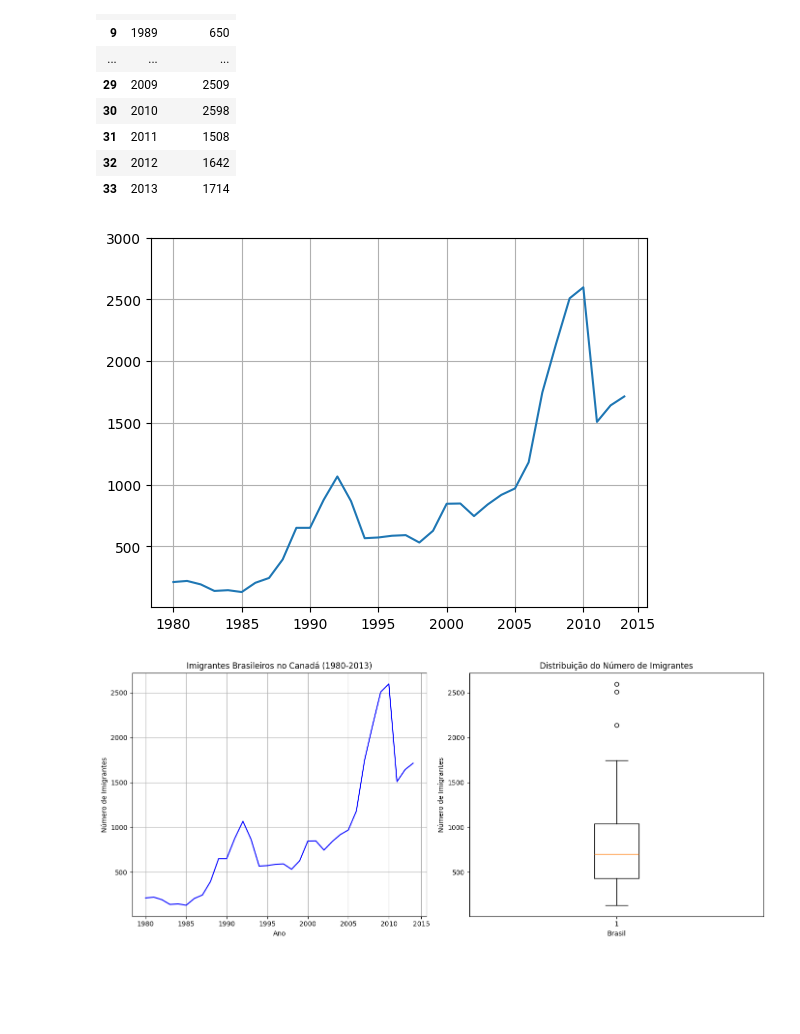
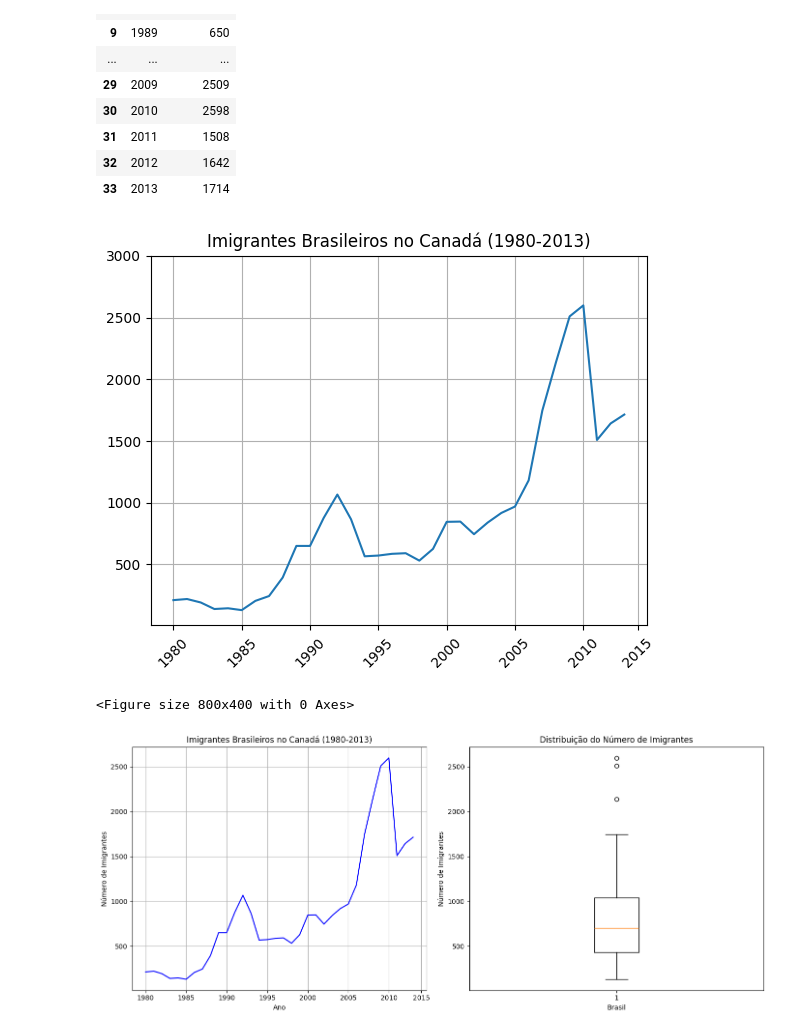
Before and after one commit to maclausk/python-ia-senai-df, a Jupyter notebook: 27_28_082024.ipynb, the cells around one changed output. Drawn from its saved outputs; the diff is of its cells as text; code cells hidden in the pictures; blank space fills up the shorter version.

```diff
--- a/27082024.ipynb
+++ b/27_28_082024.ipynb
@@ -395,25 +394,43 @@ df_brasil
 # %%
 # Criando o gráfico de linhas
 # O método 'plt.plot()' é usado para criar gráficos de linhas.
 # Os dados do eixo x (anos) são extraídos da coluna 'ano' do DataFrame 'df_brasil'.
 # Os dados do eixo y (quantidade de imigrantes) são extraídos da coluna 'imigrantes' do DataFrame 'df_brasil'.
 plt.plot(df_brasil['ano'], df_brasil['imigrantes'])
 
 # Rotacionando os rótulos do eixo x em 45 graus para melhorar a legibilidade
-# plt.xticks(rotation=45)
+plt.xticks(rotation=45)
+
+# Dando título ao gráfico
+plt.title('Imigrantes Brasileiros no Canadá (1980-2013)')
 
 # Definindo rótulos específicos para o eixo x
 plt.xticks(['1980', '1985', '1990', '1995', '2000', '2005', '2010', '2015'])
 plt.yticks([500,1000,1500,2000,2500,3000]) # valores
+
+# Incluindo grades no gráfico
 plt.grid()
 
 # Salvando o gráfico como uma imagem PNG
+# Vantagem: Aumentar o potencial dos comandos.
 plt.savefig('Material de Apoio\grafico_imigrantes_brasil.png')
+plt.figure(figsize=(8,4))
+# Qual é a diferença entre os dois comandos acima?
+
+# 1 polegada = 2.54 cm
+# 8 polegadas de largura x 4 polegadas de altura.
+    # largura 8x2.54cm = 20.32 cm
+    # altura  4x2.54cm = 10.16 cm
+# DPI (dots per inch, ou pontos por polegada).
+    # Padrão no matplotib - DPI = 100
+    # Largura : 8 polegadas x 100 DPI = 800 pixels.
+    # Altura  : 4 polegadas x 100 DPI = 400 pixels.
 
 # Mostrando o gráfico
 plt.show()
 # %% [output]
-[figure, old version]
+[figure, new version]
+<Figure size 800x400 with 0 Axes>
 # %%
 # Criar a figura e os eixos para os subplots
 fig, axes = plt.subplots(nrows=1, ncols=2, figsize=(14, 6))
```
Also changed, not shown: parts of 6 cells of this notebook, 2 other files.
